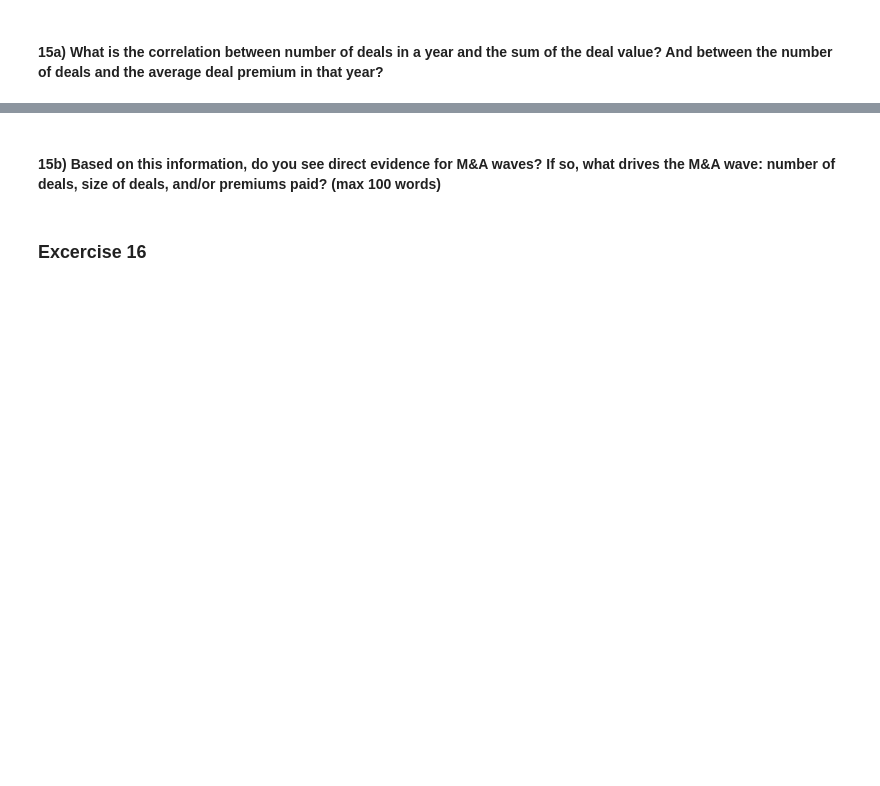
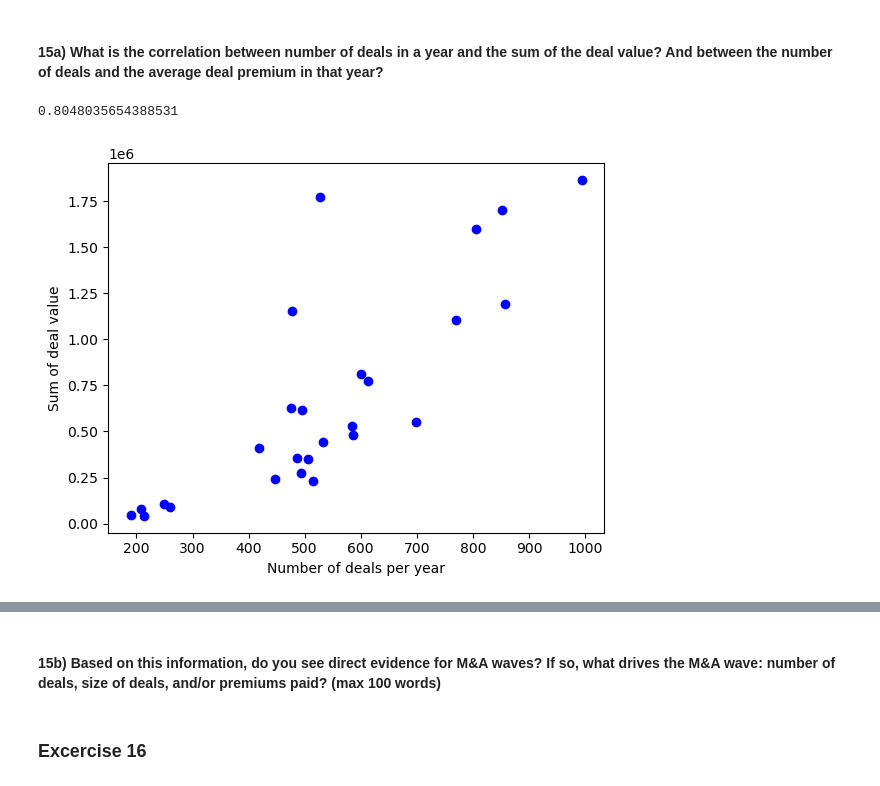
Before and after one commit to SimonRbk95/Strategy_Analytics, a Jupyter notebook: Tutorial_1/T1_assignment.ipynb, the cells around one changed output, grey strips where cells are left out. Drawn from its saved outputs; the diff is of its cells as text; code cells hidden in the pictures; blank space fills up the shorter version.

```diff
--- a/Tutorial_1/T1_assignment.ipynb
+++ b/Tutorial_1/T1_assignment.ipynb
@@ -117,7 +117,22 @@ df.loc[df['acq_sic4'] == df['tar_sic4'], column_name].mean()
 ### Excercise 15
 # %%
 # --- for each year from 1986 until 2015 --- #
-# number of deals by year
-# sum of deal values by year
-# average deal value by year
+df['deal_year'] = df['deal_year'].astype(int)
+
+# series of counts of the number of deals in years
+counts = df['deal_year'].value_counts().sort_index()
+
+# series of sum of deal values by year
+sums_deal_values = df.groupby("deal_year")["deal_value"].sum()
+
+# series of average deal value by year
+avg_deal_value = df.groupby("deal_year")["deal_value"].mean()
+
 # average deal premium by year
+avg_deal_premium = df.groupby("deal_year")["deal_premium"].mean()
+
+# create new dataframe
+df_combined = pd.concat([counts, sums_deal_values, avg_deal_value, avg_deal_premium], axis=1)
+df_combined.index.name = 'year'
+df_combined.columns = ['counts', 'sums_deal_values', 'avg_deal_value', 'avg_deal_premium']
+print(df_combined)
@@ -124,2 +157,16 @@ df.loc[df['acq_sic4'] == df['tar_sic4'], column_name].mean()
 # %% [markdown]
 #### 15a) What is the correlation between number of deals in a year and the sum of the deal value? And between the number of deals and the average deal premium in that year?
+# %%
+import matplotlib.pyplot as plt
+
+# correlation between number of deals in a year and the sums of the deal value per year
+correlation=df_combined['counts'].astype('float64').corr(df_combined['sums_deal_values'].astype('float64'))
+
+print(correlation)
+plt.plot(df_combined['counts'], df_combined['sums_deal_values'], 'o', color='blue')
+plt.xlabel("Number of deals per year")
+plt.ylabel("Sum of deal value")
+plt.show()
+# %% [output]
+0.8048035654388531
+[figure, added]
```
Also changed, not shown: parts of 2 cells of this notebook.
